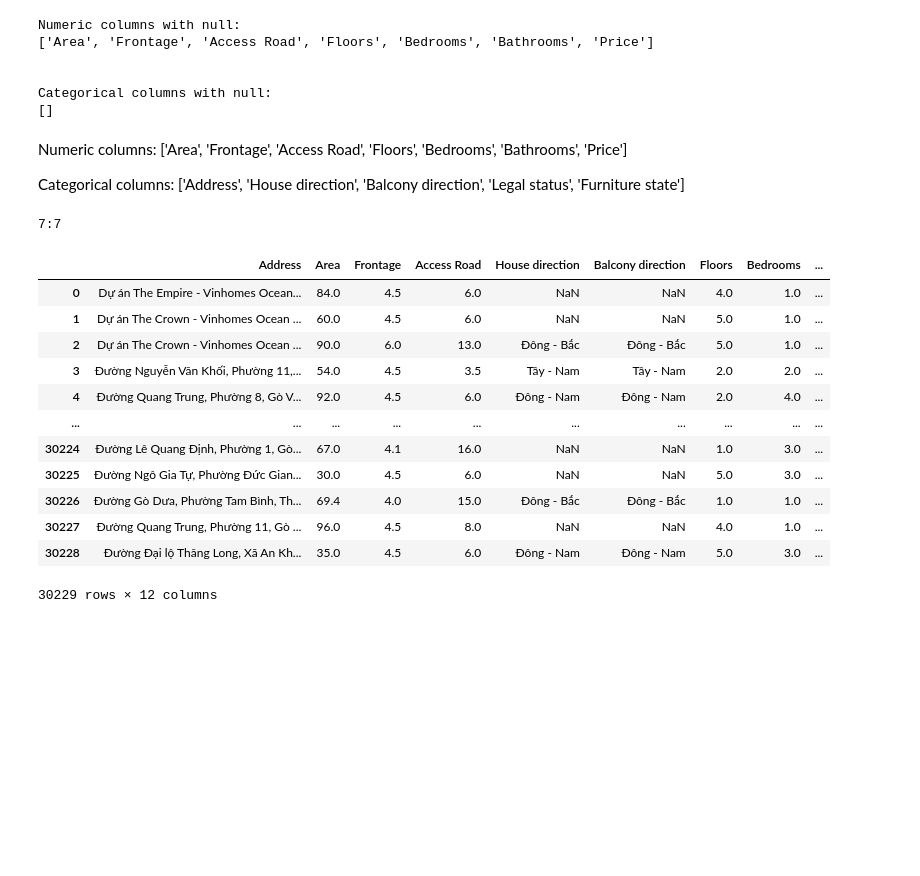
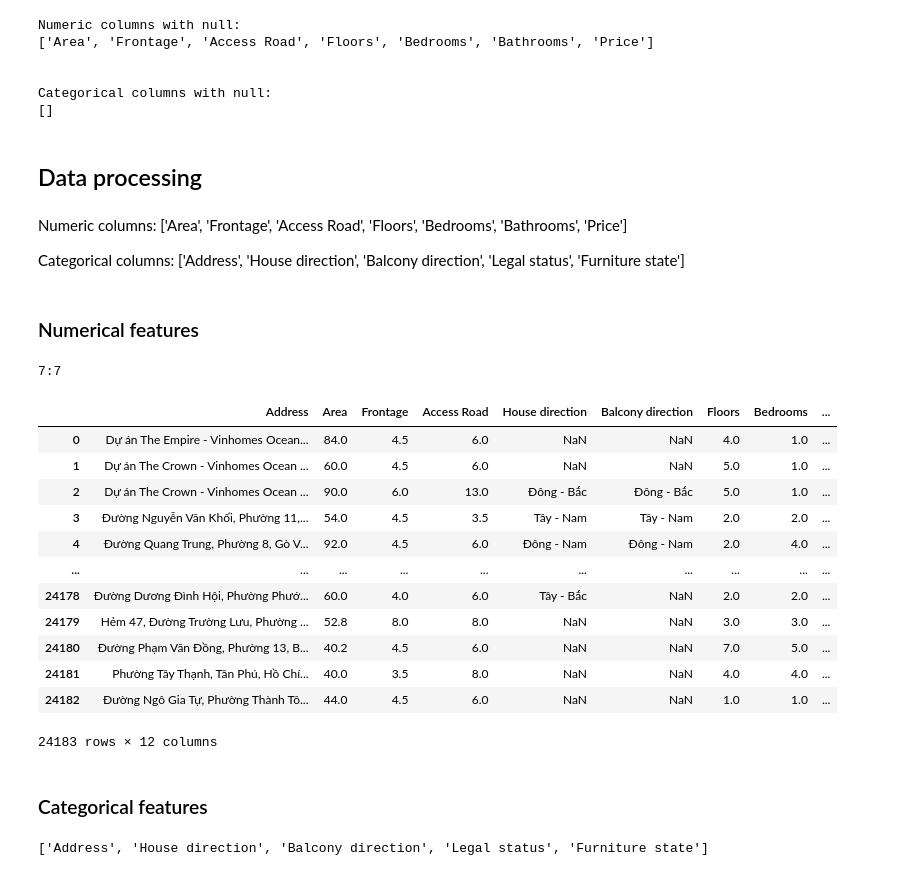
Before and after one commit to NappoLeeShi/Linear_Regresstion, a Jupyter notebook: OLS.ipynb, the cells around one changed output. Saved outputs shown, nothing was run; the diff lists cells and outputs as text; code cells hidden in the pictures; blank space fills up the shorter version.

Commit message:
Update OLS.ipynb data processing and training

```diff
--- a/OLS.ipynb
+++ b/OLS.ipynb
@@ -88,13 +124,3 @@ def fill_null_num_col(frame: pd.DataFrame, val: float | int, cols: [String]):
-# %%
-def fill_null_num_col_median(frame: pd.DataFrame, cols: [String]):
-    num_cols = frame.select_dtypes(include="number").columns.tolist()
-
-    for col_name in cols:
-        if col_name not in num_cols:
-            continue
-
-        frame.fillna({col_name: frame[col_name].median()}, inplace=True)
-    pass
 # %%
 null_num_cols = df.select_dtypes(include="number").isnull().columns.tolist()
 null_cat_cols = df.select_dtypes(include="category").isnull().columns.tolist()
@@ -109,12 +135,16 @@ Numeric columns with null:
 
 Categorical columns with null:
 []
+# %% [markdown]
+## Data processing
 # %% [markdown]
 Numeric columns:
 ['Area', 'Frontage', 'Access Road', 'Floors', 'Bedrooms', 'Bathrooms', 'Price']
 
 Categorical columns:
 ['Address', 'House direction', 'Balcony direction', 'Legal status', 'Furniture state']
+# %% [markdown]
+### Numerical features
 # %%
 num_col_fill_median = ["Area", "Frontage", "Access Road", "Price"]
 num_col_fill_one = ["Floors", "Bedrooms", "Bathrooms"]
@@ -122,19 +152,25 @@ print(f"{len(num_col_fill_median+num_col_fill_one)}:{len(num_cols.tolist())}")
 # %% [output]
 7:7
 # %%
-fill_null_num_col_median(df, num_col_fill_median)
-fill_null_num_col(df, 1, num_col_fill_one)
+fill_null_num_col_median(train, num_col_fill_median)
+fill_null_num_col(train, 1, num_col_fill_one)
 # %% [output]
 |  | Address | Area | Frontage | Access Road | House direction | Balcony direction | Floors | Bedrooms | ... |
 | 0 | Dự án The Empire - Vinhomes Ocean... | 84.0 | 4.5 | 6.0 | NaN | NaN | 4.0 | 1.0 | ... |
 | 1 | Dự án The Crown - Vinhomes Ocean ... | 60.0 | 4.5 | 6.0 | NaN | NaN | 5.0 | 1.0 | ... |
 | 2 | Dự án The Crown - Vinhomes Ocean ... | 90.0 | 6.0 | 13.0 | Đông - Bắc | Đông - Bắc | 5.0 | 1.0 | ... |
 | 3 | Đường Nguyễn Văn Khối, Phường 11,... | 54.0 | 4.5 | 3.5 | Tây - Nam | Tây - Nam | 2.0 | 2.0 | ... |
 | 4 | Đường Quang Trung, Phường 8, Gò V... | 92.0 | 4.5 | 6.0 | Đông - Nam | Đông - Nam | 2.0 | 4.0 | ... |
 | ... | ... | ... | ... | ... | ... | ... | ... | ... | ... |
-| 30224 | Đường Lê Quang Định, Phường 1, Gò... | 67.0 | 4.1 | 16.0 | NaN | NaN | 1.0 | 3.0 | ... |
-| 30225 | Đường Ngô Gia Tự, Phường Đức Gian... | 30.0 | 4.5 | 6.0 | NaN | NaN | 5.0 | 3.0 | ... |
-| 30226 | Đường Gò Dưa, Phường Tam Bình, Th... | 69.4 | 4.0 | 15.0 | Đông - Bắc | Đông - Bắc | 1.0 | 1.0 | ... |
-| 30227 | Đường Quang Trung, Phường 11, Gò ... | 96.0 | 4.5 | 8.0 | NaN | NaN | 4.0 | 1.0 | ... |
-| 30228 | Đường Đại lộ Thăng Long, Xã An Kh... | 35.0 | 4.5 | 6.0 | Đông - Nam | Đông - Nam | 5.0 | 3.0 | ... |
+| 24178 | Đường Dương Đình Hội, Phường Phướ... | 60.0 | 4.0 | 6.0 | Tây - Bắc | NaN | 2.0 | 2.0 | ... |
+| 24179 | Hẻm 47, Đường Trường Lưu, Phường ... | 52.8 | 8.0 | 8.0 | NaN | NaN | 3.0 | 3.0 | ... |
+| 24180 | Đường Phạm Văn Đồng, Phường 13, B... | 40.2 | 4.5 | 6.0 | NaN | NaN | 7.0 | 5.0 | ... |
+| 24181 | Phường Tây Thạnh, Tân Phú, Hồ Chí... | 40.0 | 3.5 | 8.0 | NaN | NaN | 4.0 | 4.0 | ... |
+| 24182 | Đường Ngô Gia Tự, Phường Thành Tô... | 44.0 | 4.5 | 6.0 | NaN | NaN | 1.0 | 1.0 | ... |
-30229 rows × 12 columns
+24183 rows × 12 columns
+# %% [markdown]
+### Categorical features
+# %%
+print(cat_cols)
+# %% [output]
+['Address', 'House direction', 'Balcony direction', 'Legal status', 'Furniture state']
```
Also changed, not shown: parts of 29 cells of this notebook, 2 other files.
